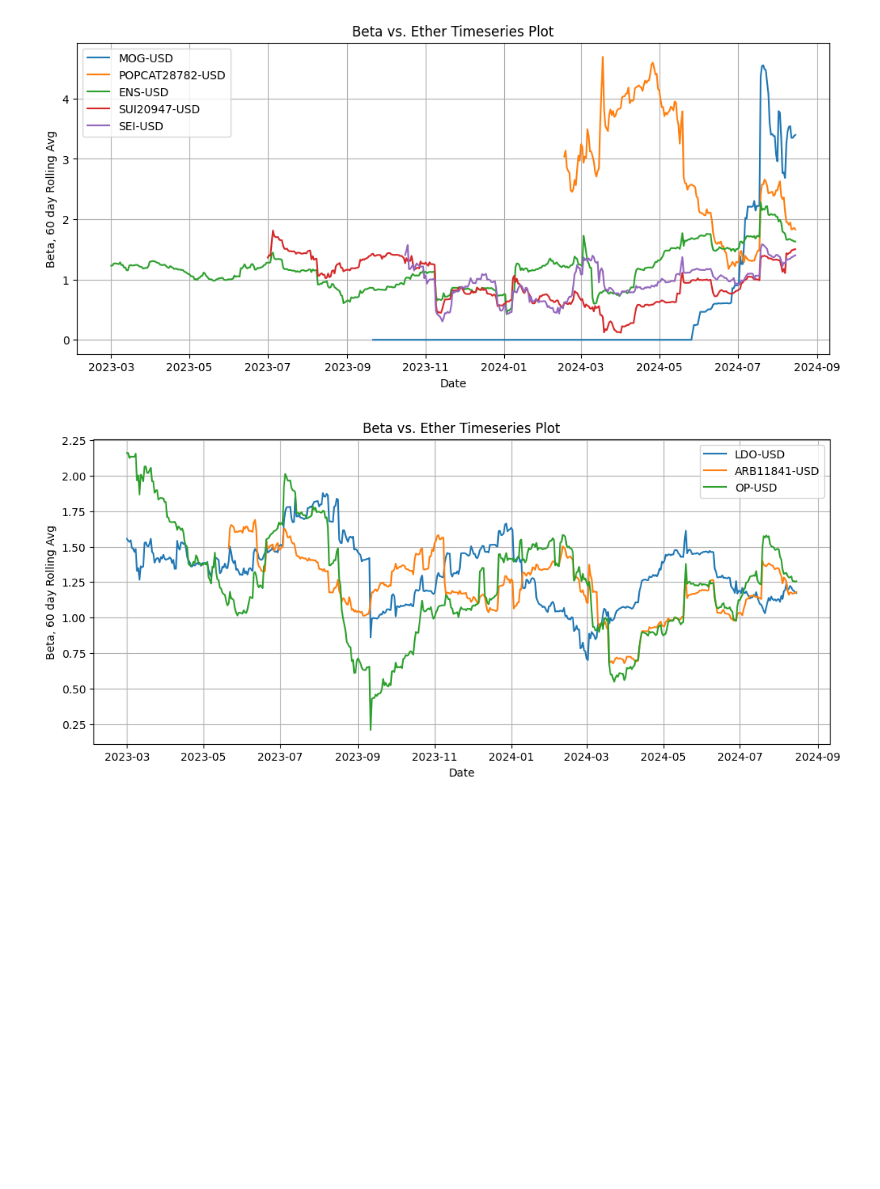
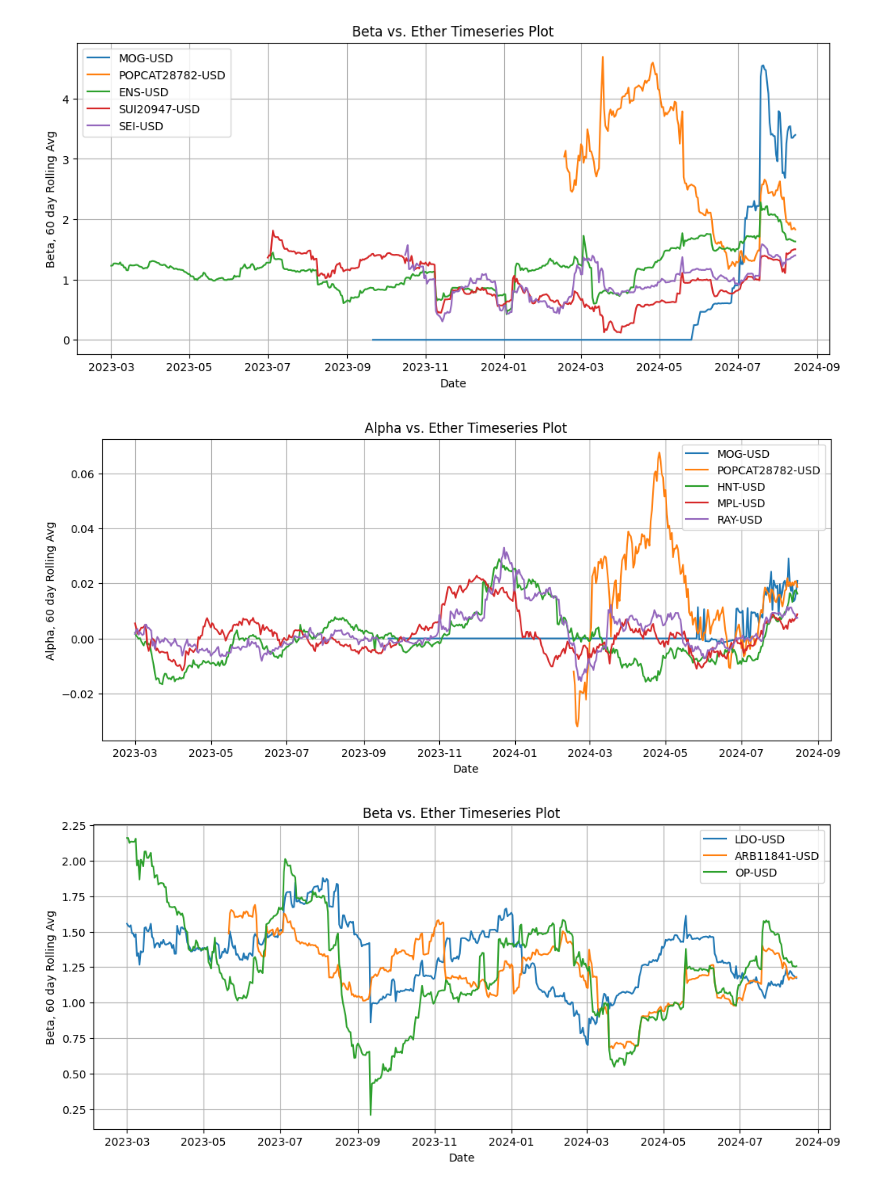
Before and after one commit to SlavkoMuzdeka/Very-Eary-Ventures---Beta-Analysis, a Jupyter notebook: beta_eda.ipynb, the cells around one changed output. Drawn from its saved outputs; the diff is of its cells as text; code cells hidden in the pictures; blank space fills up the shorter version.

Commit message:
Added option for showing Alpha vs. Ether Timeseries Plot

```diff
--- a/beta_eda.ipynb
+++ b/beta_eda.ipynb
@@ -831,3 +831,9 @@ plt = show_timeseries_plot(beta_df, top_5_tokens)
 # %% [output]
 [figure]
+# %%
+top_5_tokens = high_beta_positive_alpha.nlargest(5, "Alpha").index.tolist()
+# %%
+plt = show_timeseries_plot(alpha_df, top_5_tokens, 'Alpha')
+# %% [output]
+[figure, added]
 # %%
```
Also changed, not shown: parts of 3 cells of this notebook, 1 other file.
